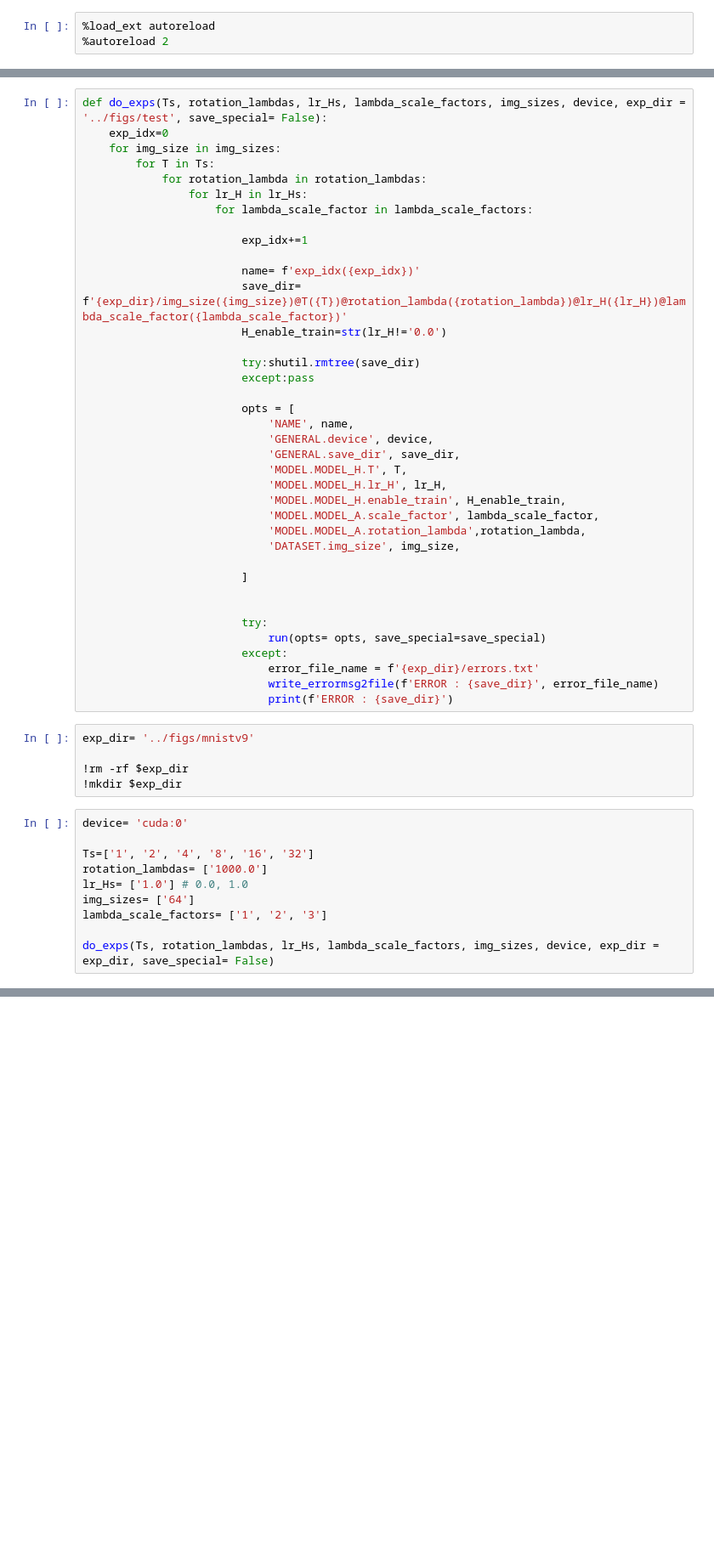
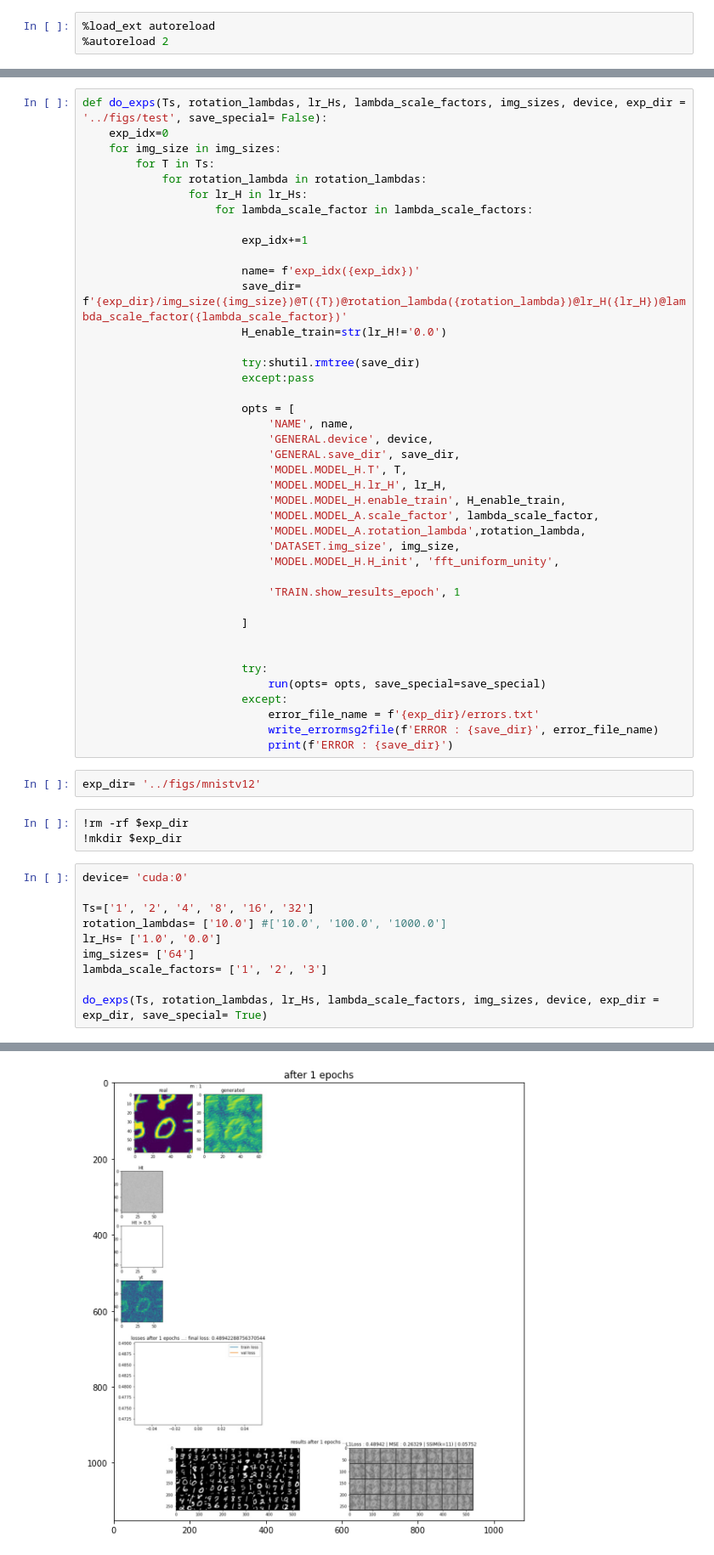
Before and after one commit to dushanw/DabbaMu-DEEP-TFM, a Jupyter notebook: aim2/current_exps_notebooks/example_train_cuda1.ipynb, the cells around one changed output, grey strips where cells are left out. Shown: that part at 85% size. Drawn from its saved outputs; the diff is of its cells as text; blank space fills up the shorter version.

```diff
--- a/aim2/current_exps_notebooks/example_train_cuda1.ipynb
+++ b/aim2/current_exps_notebooks/example_train_cuda1.ipynb
@@ -44,6 +44,9 @@ def do_exps(Ts, rotation_lambdas, lr_Hs, lambda_scale_factors, img_sizes, device
                             'MODEL.MODEL_A.scale_factor', lambda_scale_factor,
                             'MODEL.MODEL_A.rotation_lambda',rotation_lambda,
                             'DATASET.img_size', img_size,
+                            'MODEL.MODEL_H.H_init', 'fft_uniform_unity',
+
+                            'TRAIN.show_results_epoch', 1
 
                         ]
 
@@ -54,19 +57,19 @@ def do_exps(Ts, rotation_lambdas, lr_Hs, lambda_scale_factors, img_sizes, device
                             error_file_name = f'{exp_dir}/errors.txt'
                             write_errormsg2file(f'ERROR : {save_dir}', error_file_name)
                             print(f'ERROR : {save_dir}')
+# %%
+exp_dir= '../figs/mnistv12'
 # %%
-exp_dir= '../figs/mnistv9'
-
 !rm -rf $exp_dir
 !mkdir $exp_dir
 # %%
 device= 'cuda:0'
 
 Ts=['1', '2', '4', '8', '16', '32']
-rotation_lambdas= ['1000.0']
-lr_Hs= ['1.0'] # 0.0, 1.0
+rotation_lambdas= ['10.0'] #['10.0', '100.0', '1000.0']
+lr_Hs= ['1.0', '0.0']
 img_sizes= ['64']
 lambda_scale_factors= ['1', '2', '3']
 
-do_exps(Ts, rotation_lambdas, lr_Hs, lambda_scale_factors, img_sizes, device, exp_dir = exp_dir, save_special= False)
+do_exps(Ts, rotation_lambdas, lr_Hs, lambda_scale_factors, img_sizes, device, exp_dir = exp_dir, save_special= True)
 # %% [output]
@@ -76,0 +93 @@ m : 1
+[figure, added]
```
Also changed, not shown: parts of 1 cell of this notebook, 3 other files.
